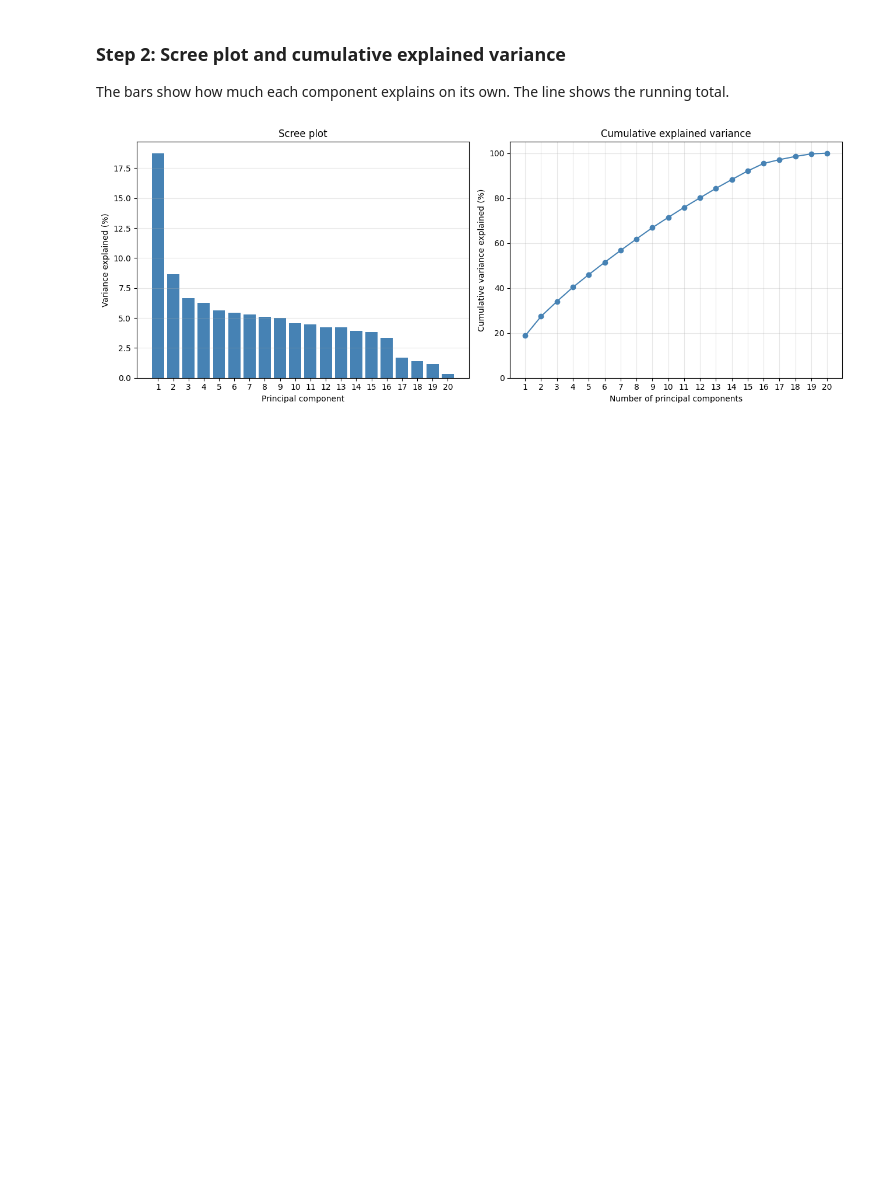
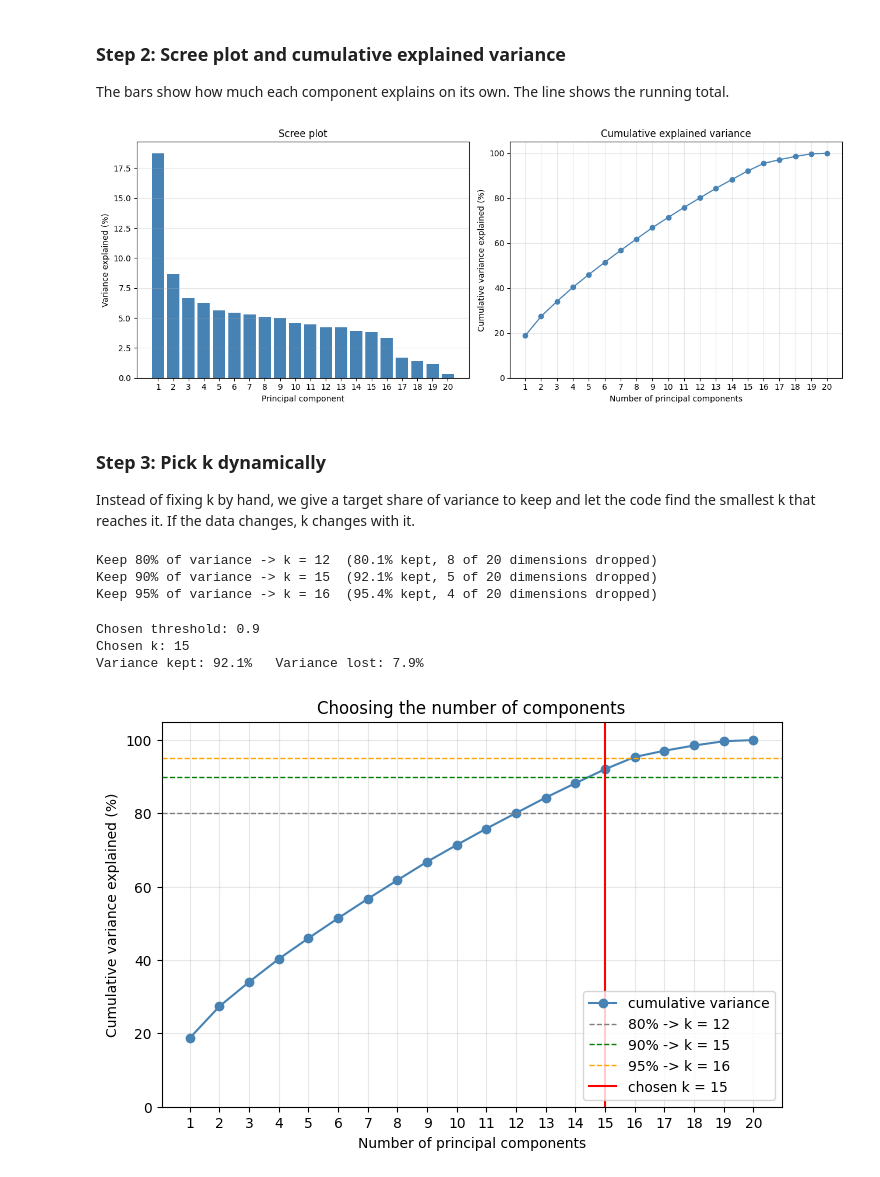
Before and after one commit to intwaza/formative-2-rwanda-pca, a Jupyter notebook: PCA_Formative2_Person2.ipynb, the cells around one changed output. Saved outputs shown, nothing was run; the diff lists cells and outputs as text; code cells hidden in the pictures; blank space fills up the shorter version.

Commit message:
Task 2: dynamic selection of k from an explained-variance threshold

```diff
--- a/PCA_Formative2_Person2.ipynb
+++ b/PCA_Formative2_Person2.ipynb
@@ -109,3 +109,51 @@ plt.savefig("figures/explained_variance.png")
 plt.show()
 # %% [output]
 [figure]
+# %% [markdown]
+### Step 3: Pick k dynamically
+Instead of fixing k by hand, we give a target share of variance to keep and let the code find the smallest k
+that reaches it. If the data changes, k changes with it.
+# %%
+def choose_k(eigenvalues, threshold):
+    """Smallest number of components whose cumulative explained variance reaches the threshold."""
+    cumulative = np.cumsum(eigenvalues) / eigenvalues.sum()
+    return int(np.argmax(cumulative >= threshold)) + 1
+
+for t in [0.80, 0.90, 0.95]:
+    k_t = choose_k(eigenvalues, t)
+    print(f"Keep {t*100:.0f}% of variance -> k = {k_t:<3} ({cumulative[k_t-1]*100:.1f}% kept, "
+          f"{len(eigenvalues) - k_t} of {len(eigenvalues)} dimensions dropped)")
+# %% [output]
+Keep 80% of variance -> k = 12  (80.1% kept, 8 of 20 dimensions dropped)
+Keep 90% of variance -> k = 15  (92.1% kept, 5 of 20 dimensions dropped)
+Keep 95% of variance -> k = 16  (95.4% kept, 4 of 20 dimensions dropped)
+# %%
+threshold = 0.90   # the share of variance we want to keep
+k = choose_k(eigenvalues, threshold)
+
+print("Chosen threshold:", threshold)
+print("Chosen k:", k)
+print(f"Variance kept: {cumulative[k-1]*100:.1f}%   Variance lost: {(1 - cumulative[k-1])*100:.1f}%")
+# %% [output]
+Chosen threshold: 0.9
+Chosen k: 15
+Variance kept: 92.1%   Variance lost: 7.9%
+# %%
+plt.figure(figsize=(8, 5))
+plt.plot(pcs, cumulative * 100, marker="o", color="steelblue", label="cumulative variance")
+
+for t, c in [(0.80, "gray"), (0.90, "green"), (0.95, "orange")]:
+    plt.axhline(t * 100, color=c, linestyle="--", linewidth=1, label=f"{t*100:.0f}% -> k = {choose_k(eigenvalues, t)}")
+
+plt.axvline(k, color="red", linewidth=1.5, label=f"chosen k = {k}")
+plt.xlabel("Number of principal components")
+plt.ylabel("Cumulative variance explained (%)")
+plt.title("Choosing the number of components")
+plt.xticks(pcs)
+plt.ylim(0, 105)
+plt.legend(loc="lower right")
+plt.grid(alpha=0.3)
+plt.savefig("figures/choosing_k.png")
+plt.show()
+# %% [output]
+[figure, added]
```
Also changed, not shown: 1 other file.
